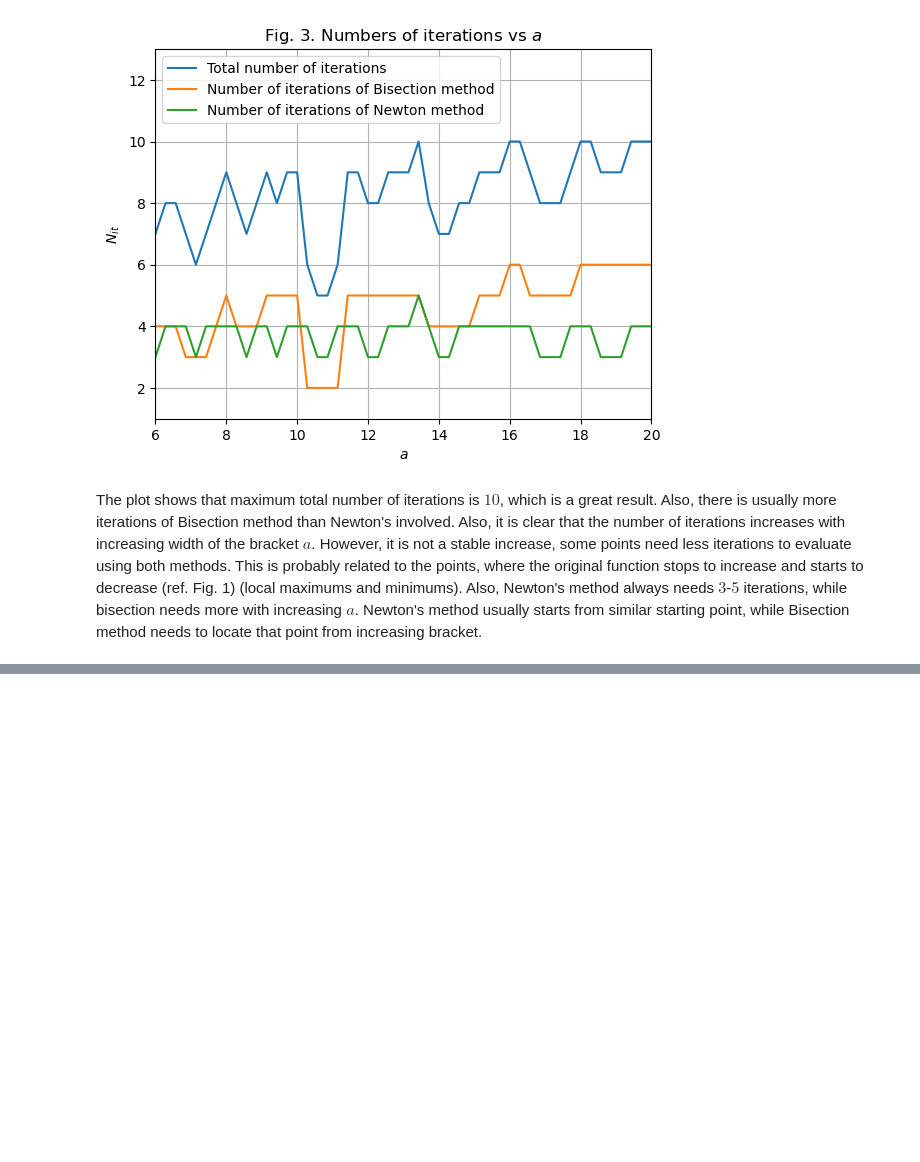
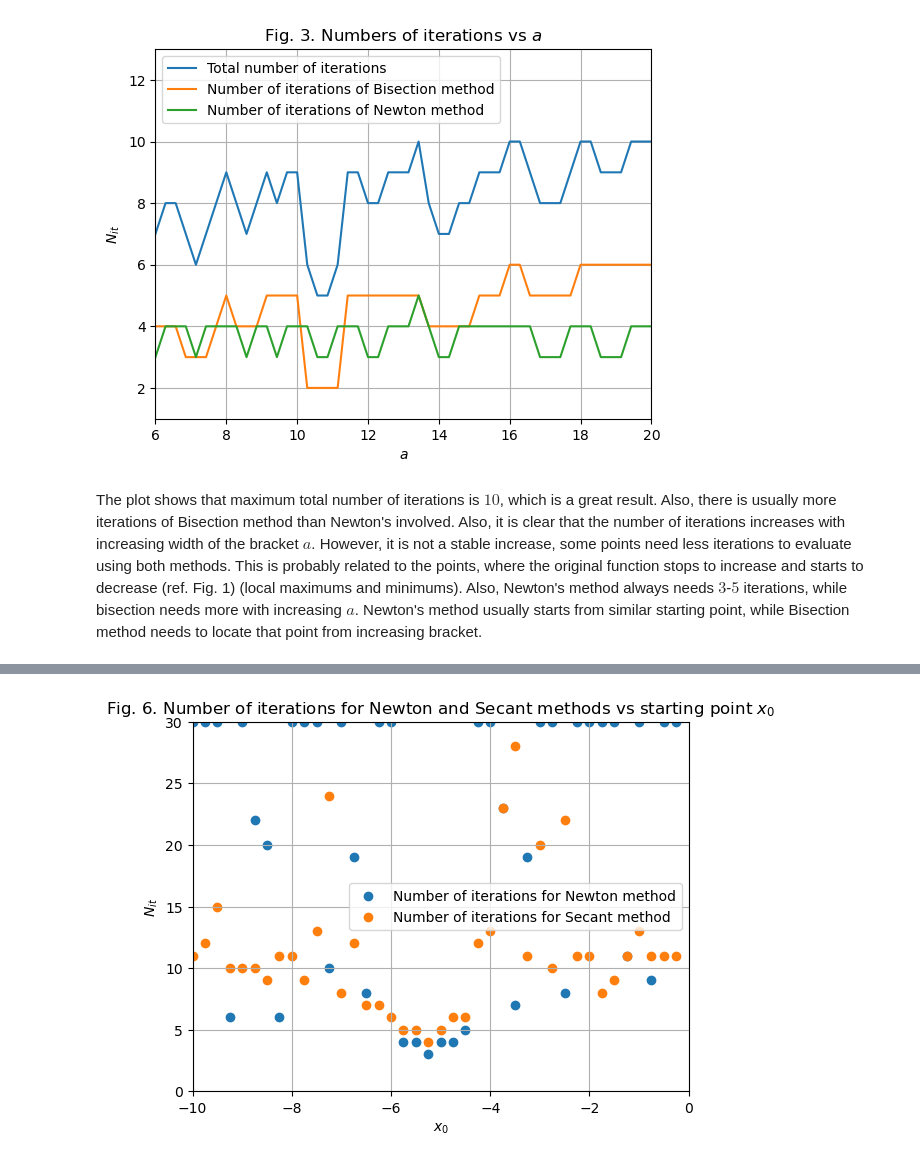
Before and after one commit to askoldvilkha/CompMethods_Astro23, a Jupyter notebook: HW2/hw2_vilkha.ipynb, the cells around one changed output, grey strips where cells are left out. Cells and saved outputs as stored; diff of their text form; code cells hidden in the pictures; blank space fills up the shorter version.

```diff
--- a/HW2/hw2_vilkha.ipynb
+++ b/HW2/hw2_vilkha.ipynb
@@ -256,0 +418,4 @@ The plot shows that maximum total number of iterations is $10$, which is a great
+# %%
+newton_secant_test(test_func, a_1 = -10, a_2 = 0, fig_num = 6)
+# %% [output]
+[figure, added]
```
Also changed, not shown: parts of 19 cells of this notebook, 1 other file.
